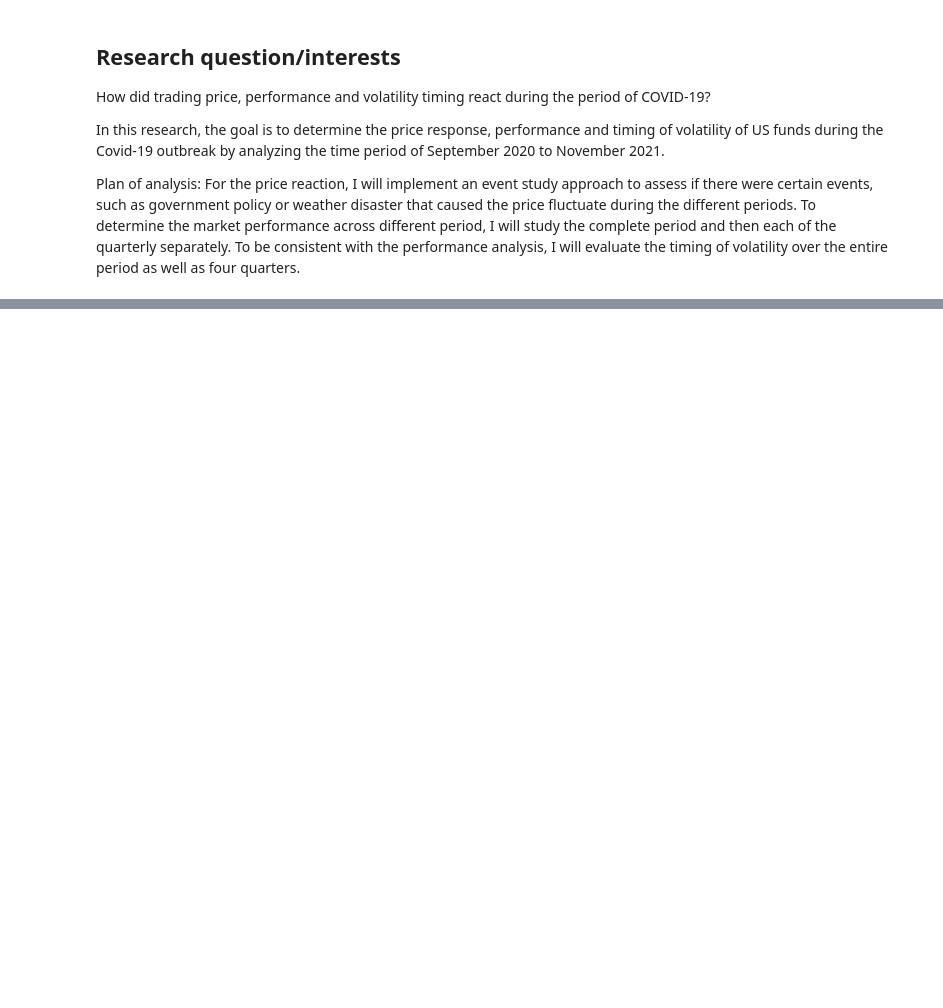
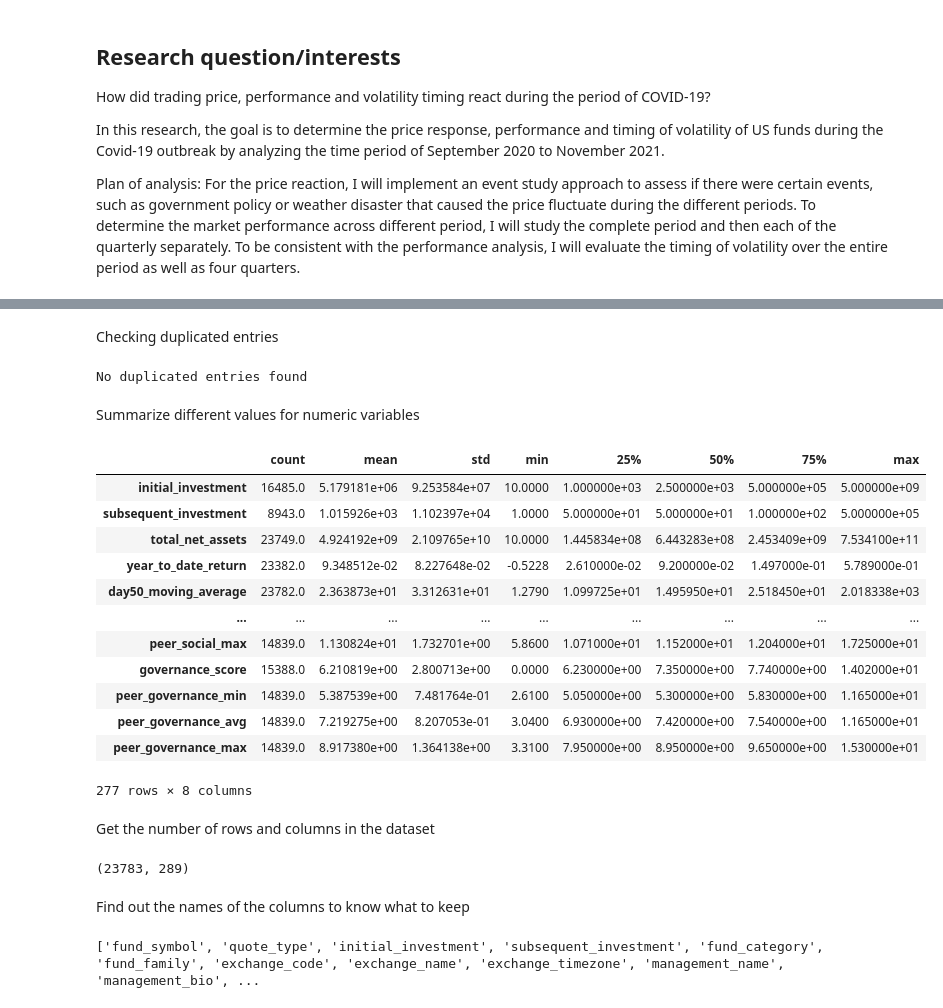
Before and after one commit to ubco-W2022T2-data301/project-group-group-57, a Jupyter notebook: analysis/analysis_George_Hsu.ipynb, the cells around one changed output, grey strips where cells are left out. Drawn from its saved outputs; the diff is of its cells as text; code cells hidden in the pictures; blank space fills up the shorter version.

```diff
--- a/analysis/analysis_George_Hsu.ipynb
+++ b/analysis/analysis_George_Hsu.ipynb
@@ -22,0 +35,40 @@ df.head()
+# %% [markdown]
+Checking duplicated entries
+# %%
+if len(df[df.duplicated()]) > 0:
+    print("No. of duplicated entries: ", len(df[df.duplicated()]))
+    print(df[df.duplicated(keep=False)].sort_values(by=list(df.columns)).head())
+else:
+    print("No duplicated entries found")
+# %% [output]
+No duplicated entries found
+# %% [markdown]
+Summarize different values for numeric variables
+# %%
+df.describe().T
+# %% [output]
+|  | count | mean | std | min | 25% | 50% | 75% | max |
+| initial_investment | 16485.0 | 5.179181e+06 | 9.253584e+07 | 10.0000 | 1.000000e+03 | 2.500000e+03 | 5.000000e+05 | 5.000000e+09 |
+| subsequent_investment | 8943.0 | 1.015926e+03 | 1.102397e+04 | 1.0000 | 5.000000e+01 | 5.000000e+01 | 1.000000e+02 | 5.000000e+05 |
+| total_net_assets | 23749.0 | 4.924192e+09 | 2.109765e+10 | 10.0000 | 1.445834e+08 | 6.443283e+08 | 2.453409e+09 | 7.534100e+11 |
+| year_to_date_return | 23382.0 | 9.348512e-02 | 8.227648e-02 | -0.5228 | 2.610000e-02 | 9.200000e-02 | 1.497000e-01 | 5.789000e-01 |
+| day50_moving_average | 23782.0 | 2.363873e+01 | 3.312631e+01 | 1.2790 | 1.099725e+01 | 1.495950e+01 | 2.518450e+01 | 2.018338e+03 |
+| ... | ... | ... | ... | ... | ... | ... | ... | ... |
+| peer_social_max | 14839.0 | 1.130824e+01 | 1.732701e+00 | 5.8600 | 1.071000e+01 | 1.152000e+01 | 1.204000e+01 | 1.725000e+01 |
+| governance_score | 15388.0 | 6.210819e+00 | 2.800713e+00 | 0.0000 | 6.230000e+00 | 7.350000e+00 | 7.740000e+00 | 1.402000e+01 |
+| peer_governance_min | 14839.0 | 5.387539e+00 | 7.481764e-01 | 2.6100 | 5.050000e+00 | 5.300000e+00 | 5.830000e+00 | 1.165000e+01 |
+| peer_governance_avg | 14839.0 | 7.219275e+00 | 8.207053e-01 | 3.0400 | 6.930000e+00 | 7.420000e+00 | 7.540000e+00 | 1.165000e+01 |
+| peer_governance_max | 14839.0 | 8.917380e+00 | 1.364138e+00 | 3.3100 | 7.950000e+00 | 8.950000e+00 | 9.650000e+00 | 1.530000e+01 |
+277 rows × 8 columns
+# %% [markdown]
+Get the number of rows and columns in the dataset
+# %%
+df.shape
+# %% [output]
+(23783, 289)
+# %% [markdown]
+Find out the names of the columns to know what to keep
+# %%
+print(df.columns.tolist())
+# %% [output]
+['fund_symbol', 'quote_type', 'initial_investment', 'subsequent_investment', 'fund_category', 'fund_family', 'exchange_code', 'exchange_name', 'exchange_timezone', 'management_name', 'management_bio', ...
```
Also changed, not shown: parts of 7 cells of this notebook, 2 other files.
